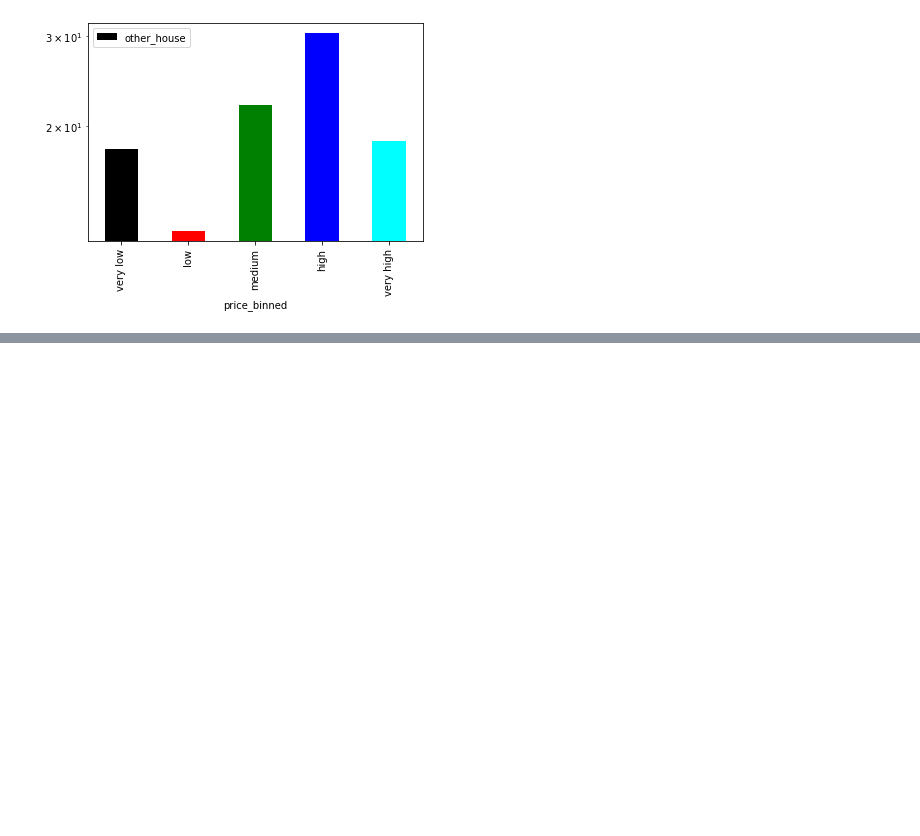
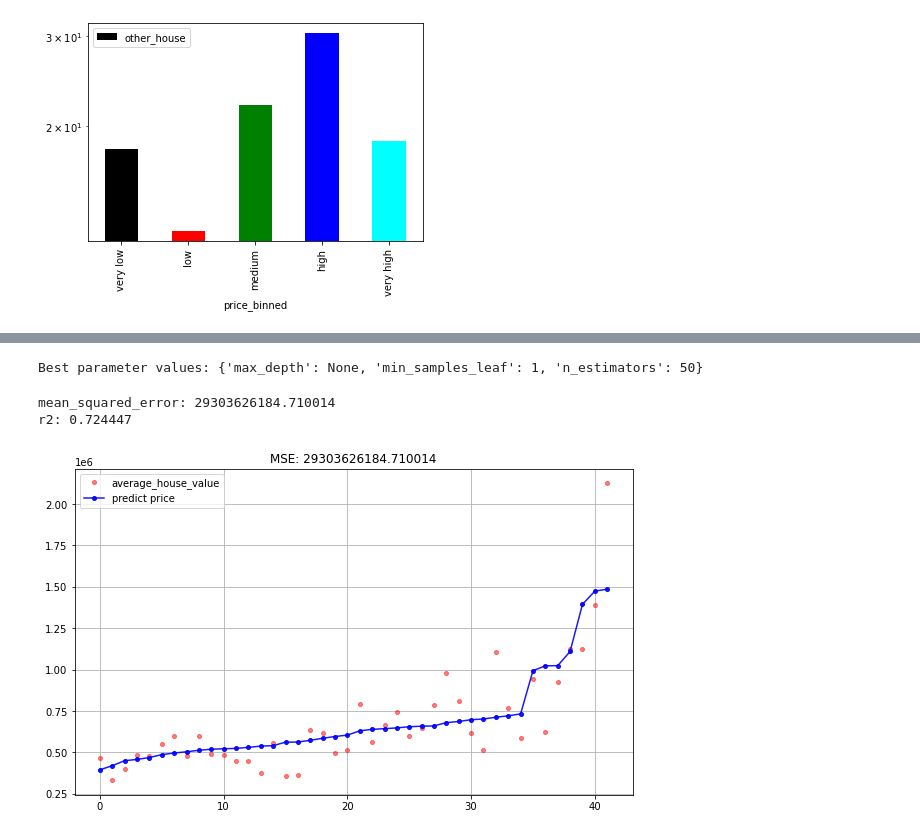
Before and after one commit to FernandaOmalley/Project1, a Jupyter notebook: Project_1.ipynb, the cells around one changed output, grey strips where cells are left out. Cells and saved outputs as stored; diff of their text form; code cells hidden in the pictures; blank space fills up the shorter version.

```diff
--- a/Project_1.ipynb
+++ b/Project_1.ipynb
@@ -374,0 +407,13 @@ for feature in cols:
+# %%
+# Create features and label
+useful_features_1 = feature_1
+X = latest_df.loc[:, useful_features_1]
+y = latest_df.loc[:, "average_house_value"]
+
+# Split data into Training and Testing sets
+X_train, X_test, y_train, y_test = train_test_split(
+    X, y, test_size=0.3, random_state=50
+)
+
+# Create a dataframe to store the performance of each models
+scores = pd.DataFrame()
@@ -374,0 +460,35 @@ for feature in cols:
+# %%
+# parameters to search over with cross-validation
+grid_params = [
+    {
+        "n_estimators": [10, 50, 100],
+        "max_depth": [3, 6, 8, 10, None],
+        "min_samples_leaf": [1, 2, 5],
+    }
+]
+
+clf = GridSearchCV(RandomForestRegressor(), grid_params, cv=5, scoring="r2", n_jobs=2)
+clf.fit(X_train, y_train)
+
+print("Best parameter values: %r\n" % clf.best_params_)
+# %% [output]
+Best parameter values: {'max_depth': None, 'min_samples_leaf': 1, 'n_estimators': 50}
+# %%
+# RandomForestRegressor
+rf = RandomForestRegressor(
+    n_estimators=clf.best_params_["n_estimators"],
+    criterion="mse",
+    max_depth=clf.best_params_["max_depth"],
+    min_samples_leaf=clf.best_params_["min_samples_leaf"],
+    n_jobs=2,
+    random_state=None,
+)
+
+performance_rf = try_different_method(rf)
+
+scores.loc[0, "Random Forest"] = performance_rf[0]
+scores.loc[1, "Random Forest"] = performance_rf[1]
+# %% [output]
+mean_squared_error: 29303626184.710014
+r2: 0.724447
+[figure, added]
```
Also changed, not shown: parts of 12 cells of this notebook.
